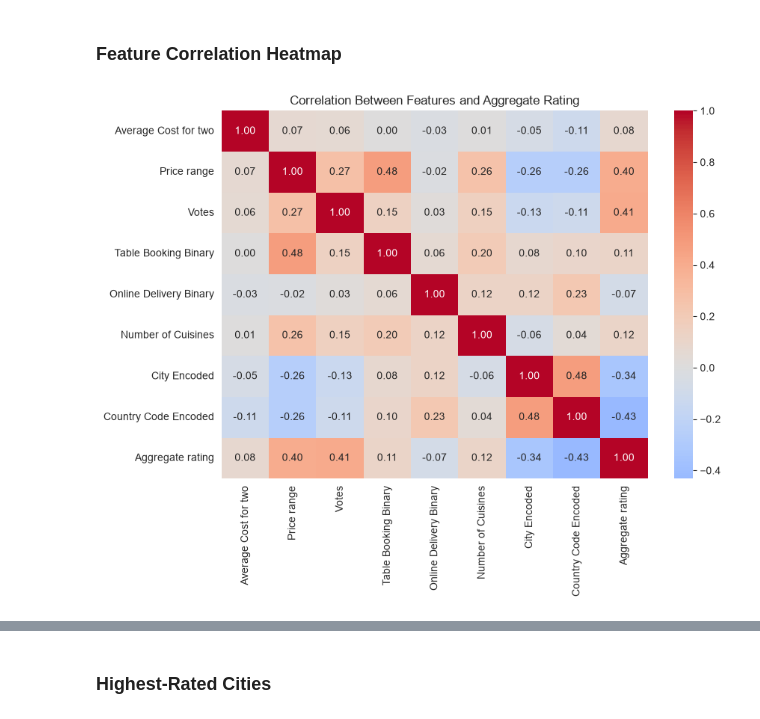
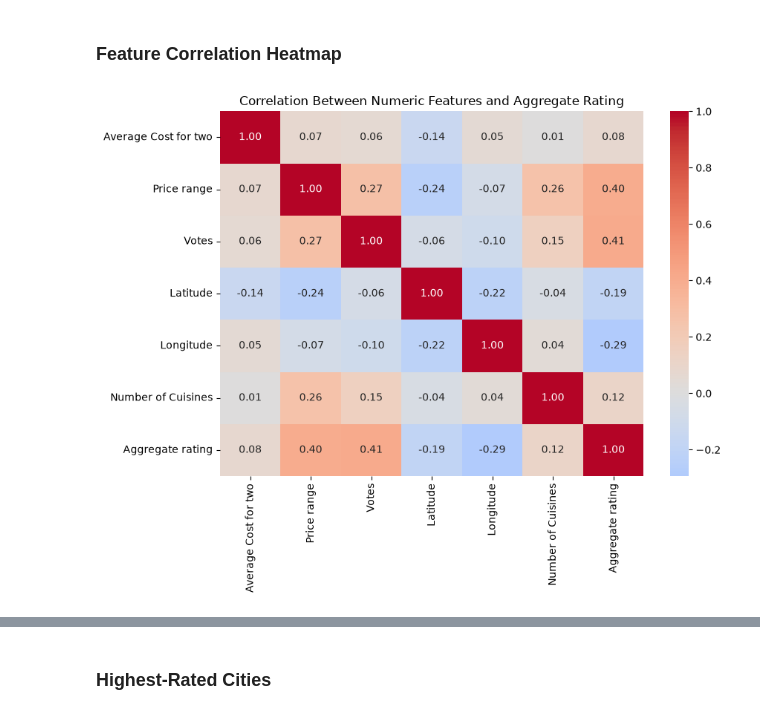
Before and after one commit to GAURAV-2618/Restaurant-Rating-Predictor, a Jupyter notebook: restaurant_predict.ipynb, the cells around one changed output, grey strips where cells are left out. Saved outputs shown, nothing was run; the diff lists cells and outputs as text; code cells hidden in the pictures.

```diff
--- a/restaurant_predict.ipynb
+++ b/restaurant_predict.ipynb
@@ -20,5 +34,6 @@ sns.set_style("whitegrid")
 # %%
-df = pd.read_csv('Dataset.csv')
+raw_df = pd.read_csv(DATA_PATH)
+df = raw_df.copy()
 print("Dataset shape:", df.shape)
 df.head(10)
 # %% [output]
@@ -550,18 +567,16 @@ Average number of cuisines per restaurant: 2.2
 # %%
-city_freq_map = df['City'].value_counts().to_dict()
-df['City Encoded'] = df['City'].map(city_freq_map)
+# Shared cleaning and feature engineering: identical to the Streamlit app.
+df = preprocess_data(raw_df)
+X, y = get_features_target(df)
 
-country_freq_map = df['Country Code'].value_counts().to_dict()
-df['Country Code Encoded'] = df['Country Code'].map(country_freq_map)
+target_col = TARGET_COL
+numeric_features = NUMERIC_FEATURES
+categorical_features = CATEGORICAL_FEATURES
+feature_cols = FEATURE_COLS
 
-feature_cols = [
-    'Average Cost for two', 'Price range', 'Votes',
-    'Table Booking Binary', 'Online Delivery Binary',
-    'Number of Cuisines', 'City Encoded', 'Country Code Encoded'
-]
-
-X = df[feature_cols]
-y = df['Aggregate rating']
-
+print("Predictor columns:", feature_cols)
+print("Numeric features:", numeric_features)
+print("Categorical features:", categorical_features)
+print("Modeling data shape:", X.shape)
 X.head()
 # %% [output]
@@ -754,16 +833,16 @@ Name: Aggregate rating, dtype: float64
 # %% [markdown]
 ### Feature Correlation Heatmap
 # %%
-corr_features = feature_cols + ['Aggregate rating']
-corr_matrix = df[corr_features].corr()
+corr_features = [c for c in numeric_features if c in df.columns] + [target_col]
+corr_matrix = df[corr_features].corr(numeric_only=True)
 
 plt.figure(figsize=(9, 7))
-sns.heatmap(corr_matrix, annot=True, fmt='.2f', cmap='coolwarm', center=0)
-plt.title("Correlation Between Features and Aggregate Rating")
+sns.heatmap(corr_matrix, annot=True, fmt=".2f", cmap="coolwarm", center=0)
+plt.title("Correlation Between Numeric Features and Aggregate Rating")
 plt.tight_layout()
 plt.show()
 # %% [output]
-[figure, old version]
+[figure, new version]
 # %%
 plt.figure(figsize=(9, 6))
 scatter = plt.scatter(
```
Also changed, not shown: parts of 42 cells of this notebook, 4 other files.
